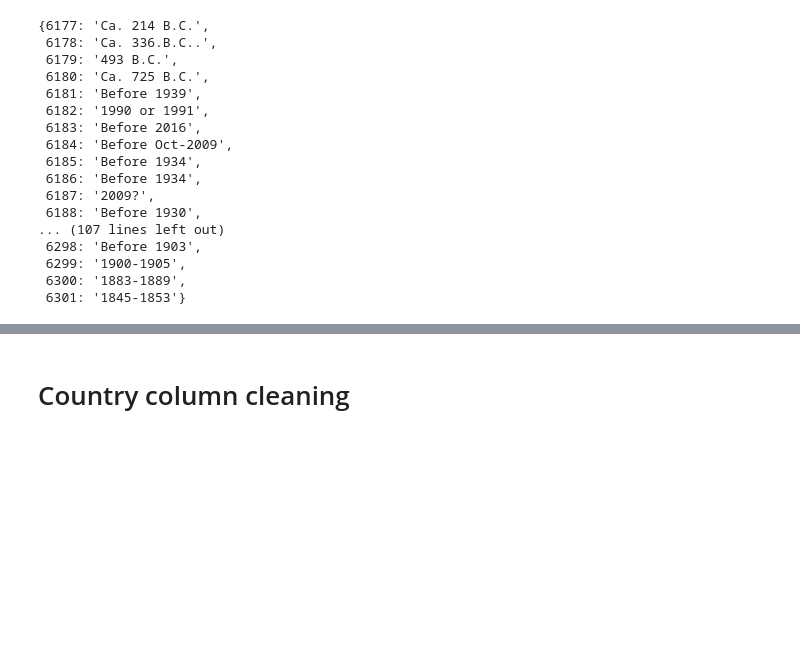
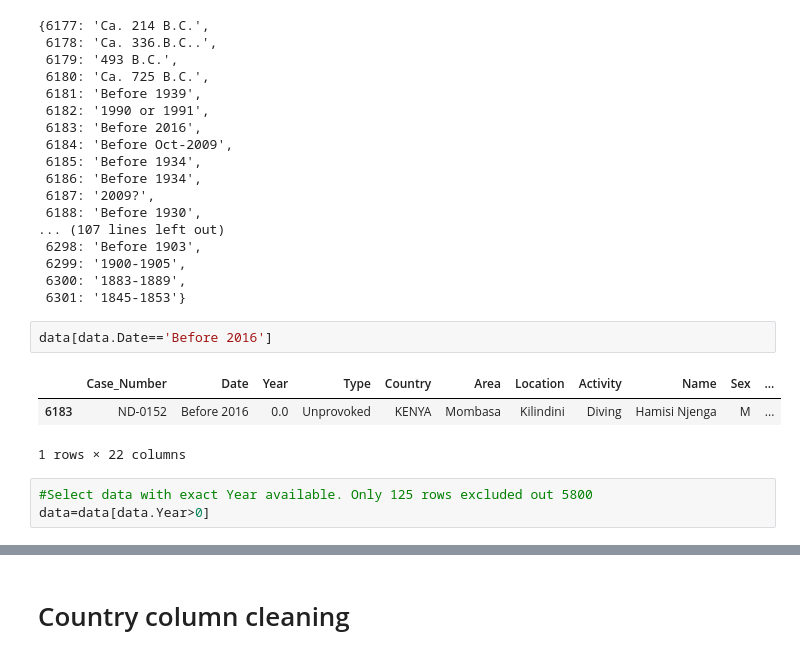
Before and after one commit to srosamont/Projects_Ironhack, a Jupyter notebook: Shark_lab2.ipynb, the cells around one changed output, grey strips where cells are left out. Saved outputs shown, nothing was run; the diff lists cells and outputs as text; blank space fills up the shorter version.

```diff
--- a/Shark_lab2.ipynb
+++ b/Shark_lab2.ipynb
@@ -597,3 +652,12 @@ See the caveats in the documentation: https://pandas.pydata.org/pandas-docs/stab
  6299: '1900-1905',
  6300: '1883-1889',
  6301: '1845-1853'}
+# %%
+data[data.Date=='Before 2016']
+# %% [output]
+|  | Case_Number | Date | Year | Type | Country | Area | Location | Activity | Name | Sex | ... |
+| 6183 | ND-0152 | Before 2016 | 0.0 | Unprovoked | KENYA | Mombasa | Kilindini | Diving | Hamisi Njenga | M | ... |
+1 rows × 22 columns
+# %%
+#Select data with exact Year available. Only 125 rows excluded out 5800
+data=data[data.Year>0]
```
Also changed, not shown: parts of 18 cells of this notebook.
